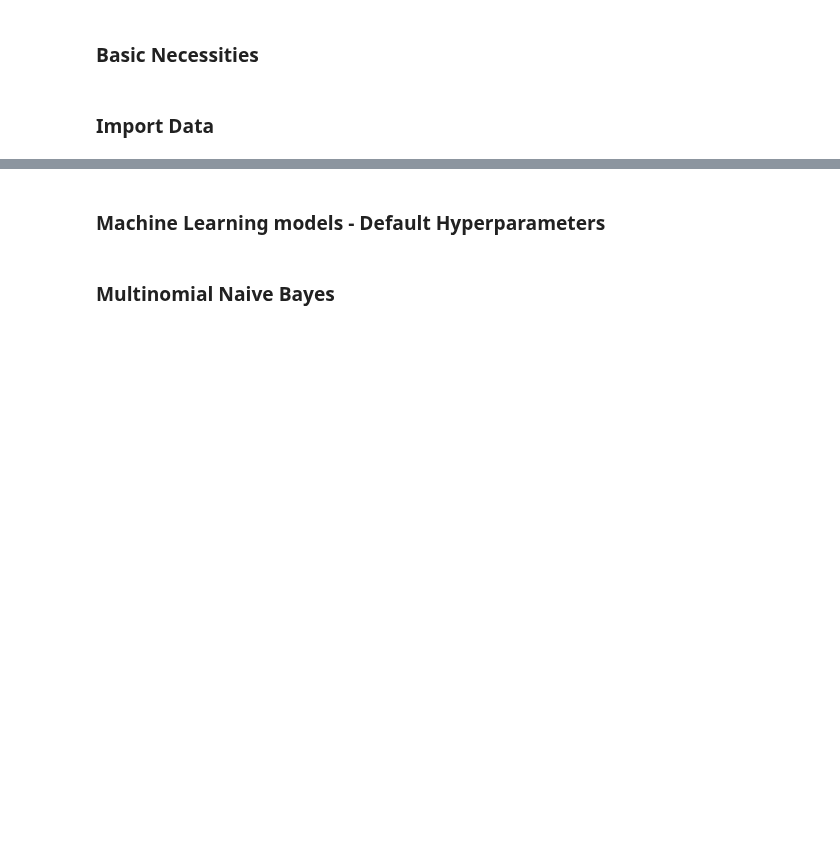
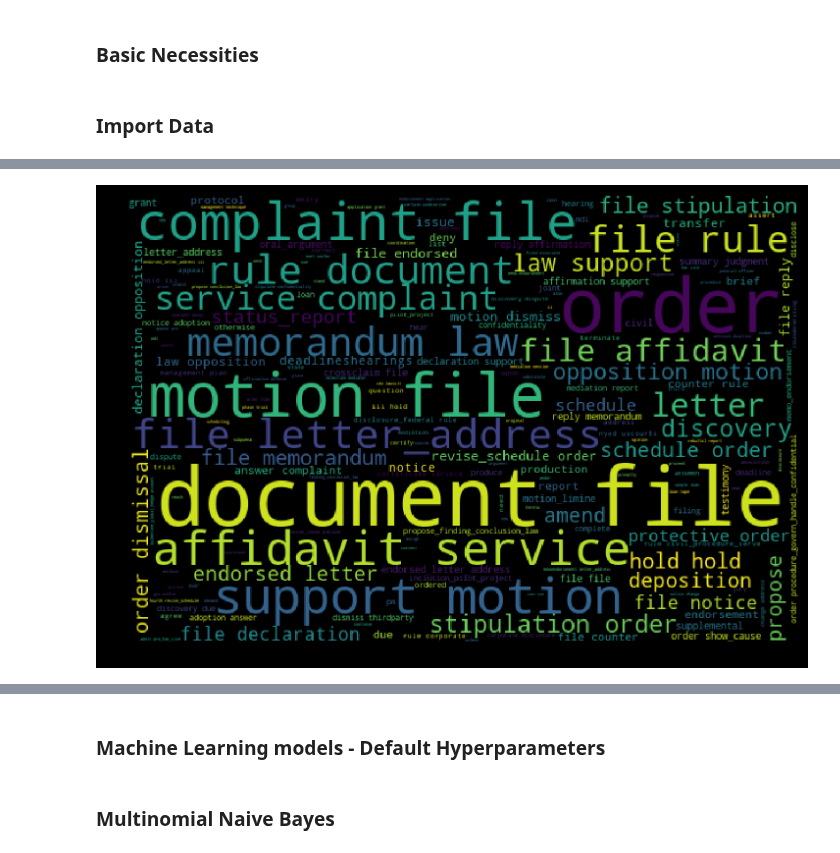
Before and after one commit to a35931chi/AI-Paralegal, a Jupyter notebook: Docket Text Classification Modeling - Building Model (NLP and Supervised Classification) - v6.ipynb, the cells around one changed output, grey strips where cells are left out. Cells and saved outputs as stored; diff of their text form; code cells hidden in the pictures; blank space fills up the shorter version.

Commit message:
prepare to optimize supervised classification models

```diff
--- a/Docket Text Classification Modeling - Building Model (NLP and Supervised Classification) - v6.ipynb
+++ b/Docket Text Classification Modeling - Building Model (NLP and Supervised Classification) - v6.ipynb
@@ -266,0 +71,5 @@ plt.show()
+# %%
+data.rename(columns = {'Apply Trigram Phrase Model': 'feature'}, inplace = True)
+data.feature = data.feature.apply(lambda x: ' '.join(literal_eval(x)))
+data['label'] = data['Action [Y/N]'].apply(lambda x: 1 if x == 'Y' else 0 )
+print(data['label'].value_counts())
@@ -266,0 +106,19 @@ plt.show()
+# %%
+action = data[data.label == 1]['feature']
+noaction = data[data.label == 0]['feature']
+# %%
+%%time
+action_words = ''
+noaction_words = ''
+
+for val in action:
+    text = val.lower()
+    tokens = nltk.word_tokenize(text)
+    for words in tokens:
+        action_words = action_words + words + ' '
+
+for val in noaction:
+    text = val.lower()
+    tokens = nltk.word_tokenize(text)
+    for words in tokens:
+        noaction_words = noaction_words + words + ' '
@@ -266,0 +127,4 @@ plt.show()
+# %%
+# Generate a word cloud image
+action_wordcloud = WordCloud(width = 600, height = 400).generate(action_words)
+noaction_wordcloud = WordCloud(width = 600, height = 400).generate(noaction_words)
@@ -266,0 +144,9 @@ plt.show()
+# %%
+#Action Word cloud
+plt.figure(figsize = (10, 8), facecolor = 'k')
+plt.imshow(action_wordcloud)
+plt.axis('off')
+plt.tight_layout(pad = 0)
+plt.show()
+# %% [output]
+[figure, added]
```
Also changed, not shown: parts of 38 cells of this notebook, 3 other files.
